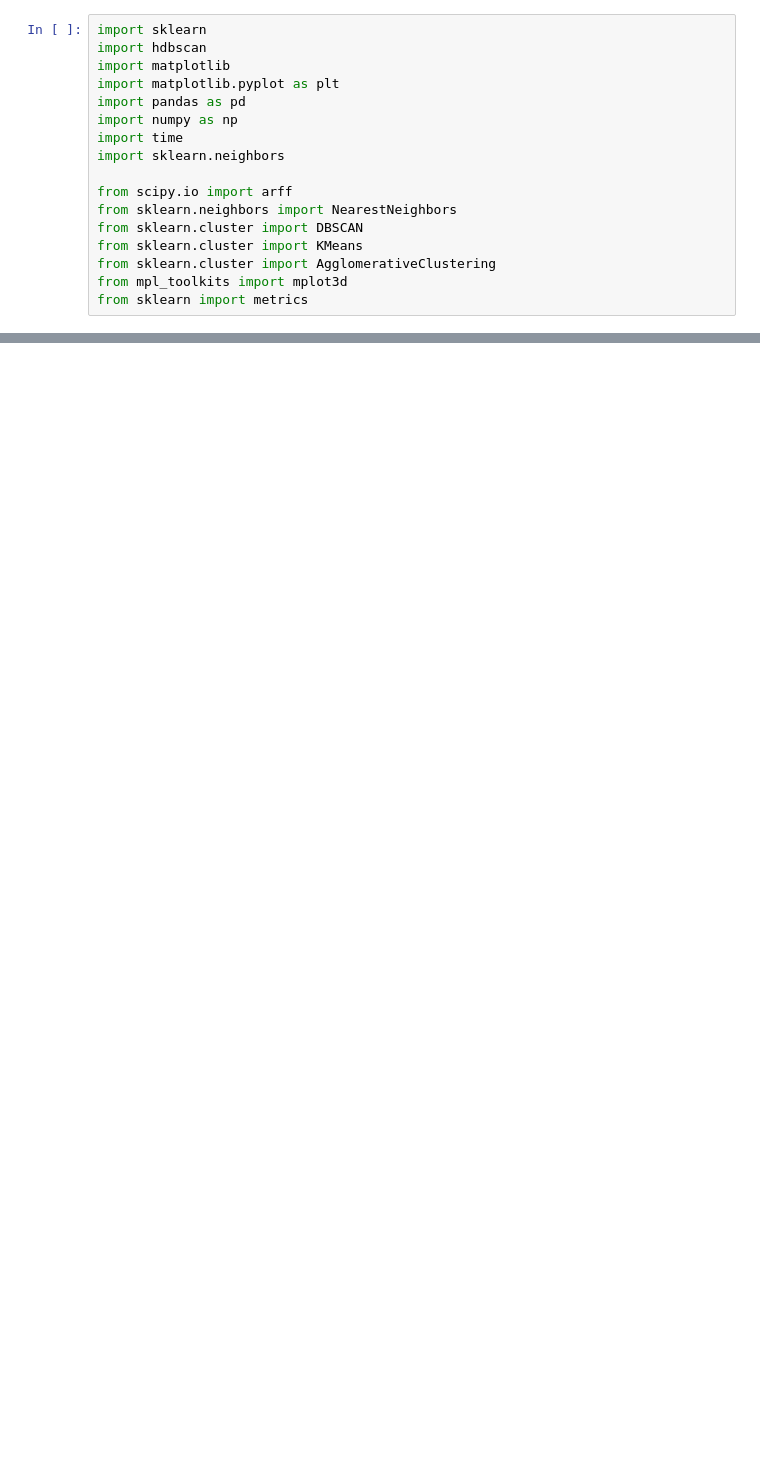
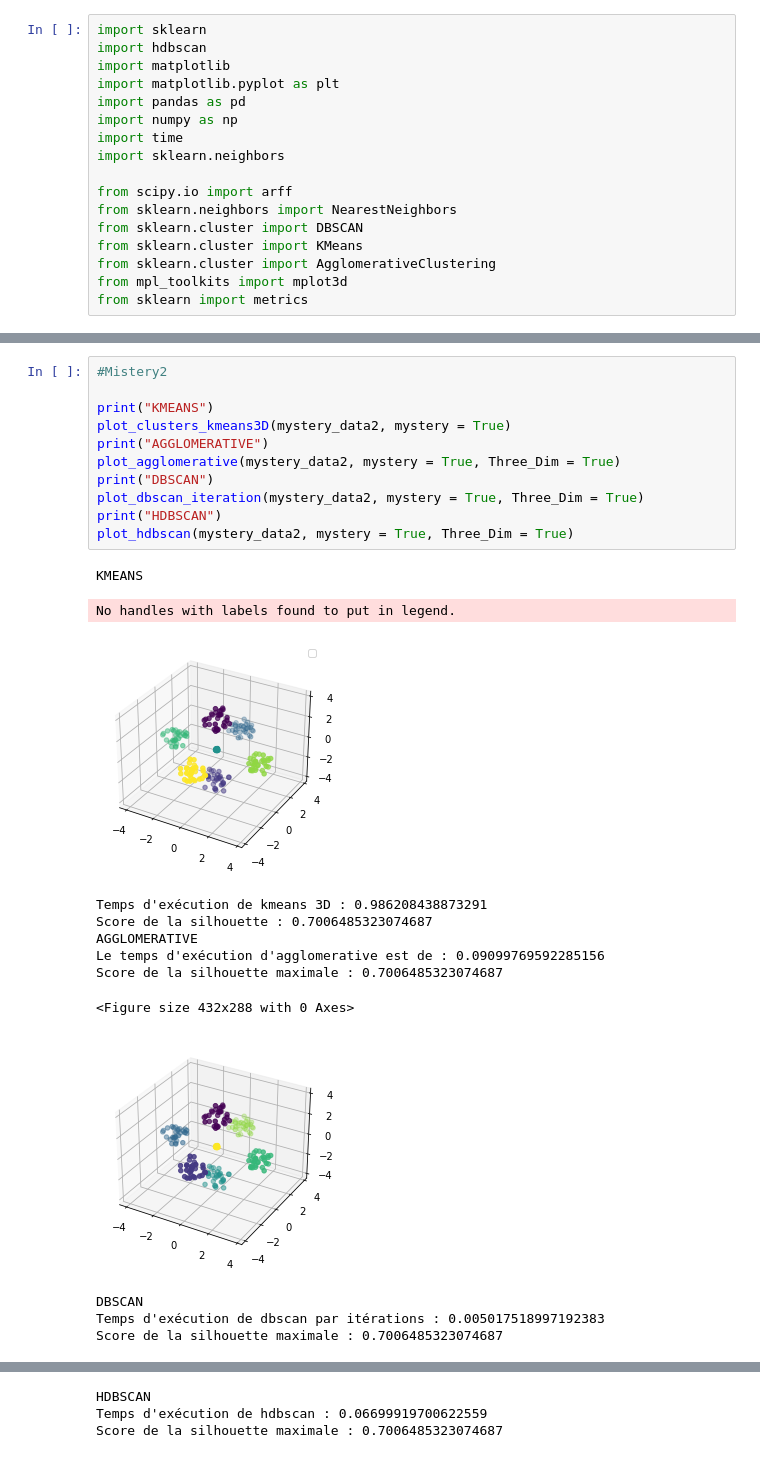
Before and after one commit to Gwen02/TP-ADP, a Jupyter notebook: TP_APD.ipynb, the cells around one changed output, grey strips where cells are left out. Saved outputs shown, nothing was run; the diff lists cells and outputs as text; blank space fills up the shorter version.

```diff
--- a/TP_APD.ipynb
+++ b/TP_APD.ipynb
@@ -416,0 +335,25 @@ ValueError: 'c' argument has 303 elements, which is inconsistent with 'x' and 'y
+# %%
+#Mistery2
+
+print("KMEANS")
+plot_clusters_kmeans3D(mystery_data2, mystery = True)
+print("AGGLOMERATIVE")
+plot_agglomerative(mystery_data2, mystery = True, Three_Dim = True)
+print("DBSCAN")
+plot_dbscan_iteration(mystery_data2, mystery = True, Three_Dim = True)
+print("HDBSCAN")
+plot_hdbscan(mystery_data2, mystery = True, Three_Dim = True)
+# %% [output]
+KMEANS
+No handles with labels found to put in legend.
+[figure, added]
+Temps d'exécution de kmeans 3D : 0.986208438873291
+Score de la silhouette : 0.7006485323074687
+AGGLOMERATIVE
+Le temps d'exécution d'agglomerative est de : 0.09099769592285156
+Score de la silhouette maximale : 0.7006485323074687
+<Figure size 432x288 with 0 Axes>
+[figure, added]
+DBSCAN
+Temps d'exécution de dbscan par itérations : 0.005017518997192383
+Score de la silhouette maximale : 0.7006485323074687
@@ -416,0 +361,3 @@ ValueError: 'c' argument has 303 elements, which is inconsistent with 'x' and 'y
+HDBSCAN
+Temps d'exécution de hdbscan : 0.06699919700622559
+Score de la silhouette maximale : 0.7006485323074687
```
Also changed, not shown: parts of 15 cells of this notebook.
